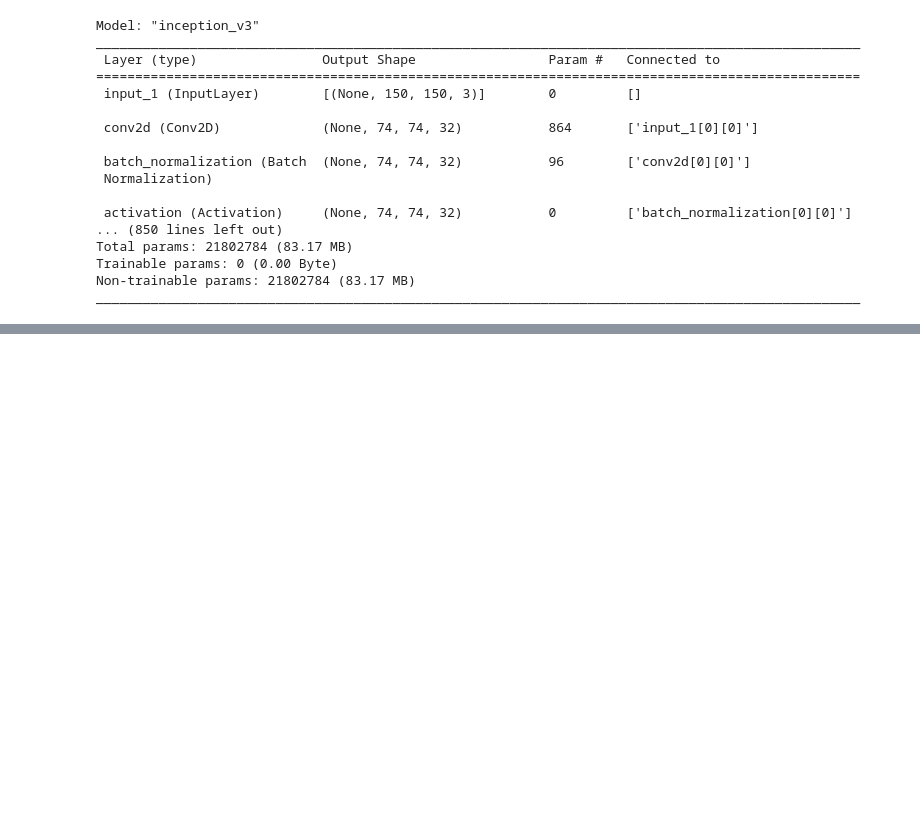
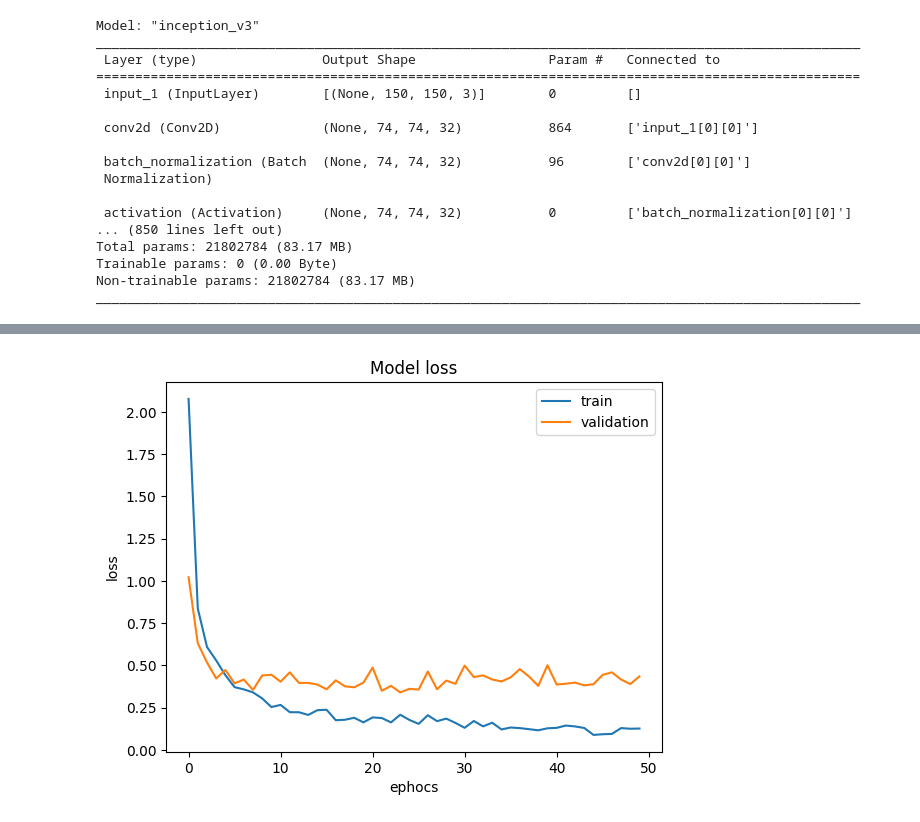
Before and after one commit to OurCultureBangkit/machine_learning, a Jupyter notebook: ourculture_model/ourCulture.ipynb, the cells around one changed output, grey strips where cells are left out. Saved outputs shown, nothing was run; the diff lists cells and outputs as text; code cells hidden in the pictures; blank space fills up the shorter version.

```diff
--- a/ourculture_model/ourCulture.ipynb
+++ b/ourculture_model/ourCulture.ipynb
@@ -146,2 +150,12 @@ Epoch 50/50
+# %%
+plt.plot(history.history['loss'])
+plt.plot(history.history['val_loss'])
+plt.title('Model loss')
+plt.ylabel('loss')
+plt.xlabel('ephocs')
+plt.legend(['train', 'validation'])
+plt.show()
+# %% [output]
+[figure, added]
 # %%
 !mkdir -p ourCulture_model
```
Also changed, not shown: parts of 11 cells of this notebook.
